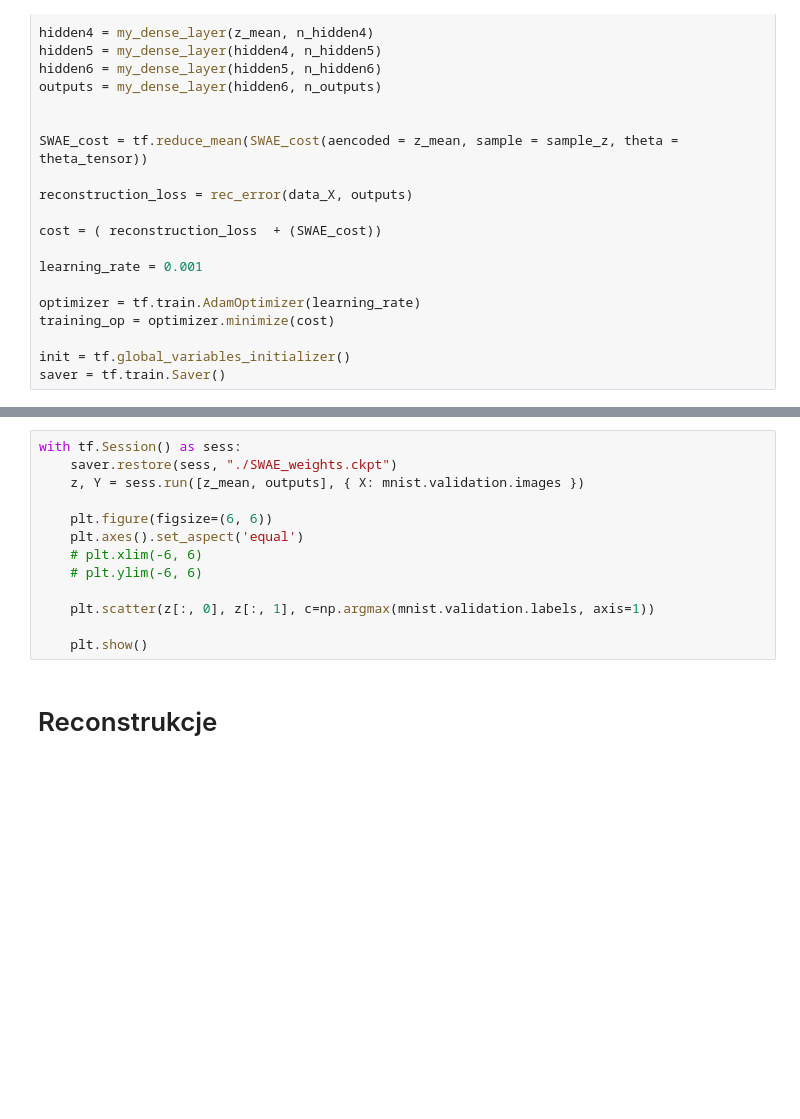
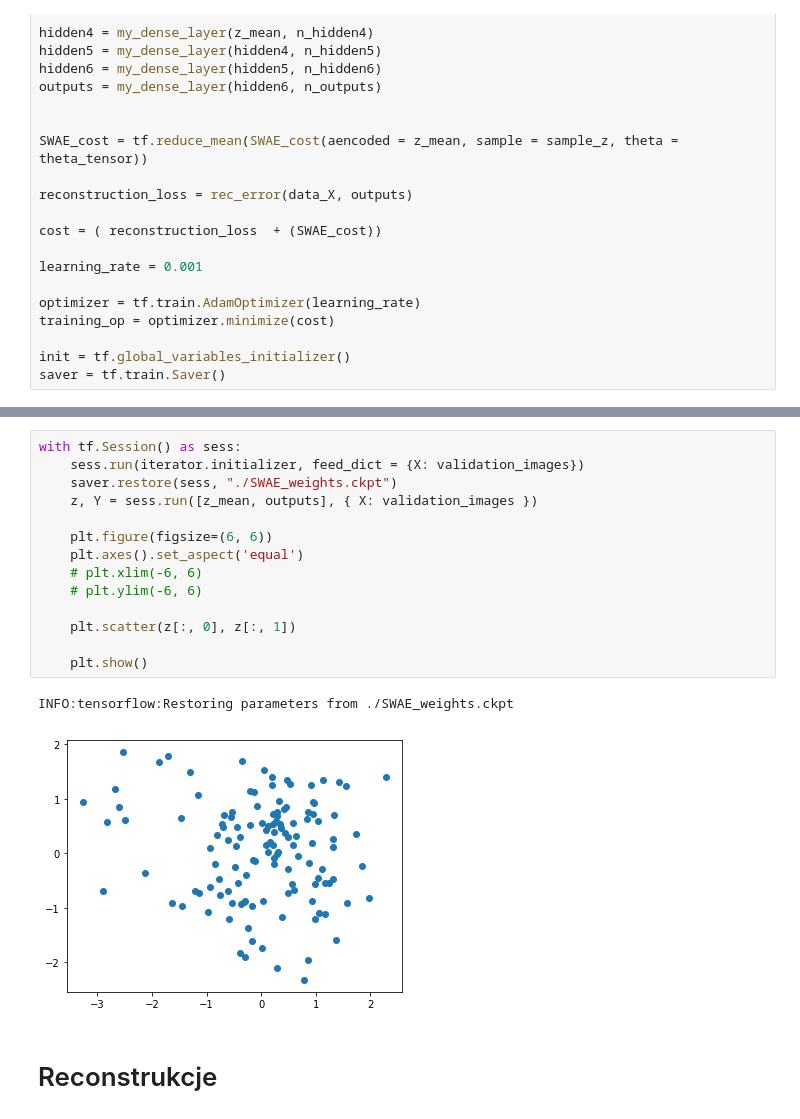
Before and after one commit to przem85/CWAE_introduction, a Jupyter notebook: D05_Z03_R_dataset.ipynb, the cells around one changed output, grey strips where cells are left out. Saved outputs shown, nothing was run; the diff lists cells and outputs as text; blank space fills up the shorter version.

```diff
--- a/D05_Z03_R_dataset.ipynb
+++ b/D05_Z03_R_dataset.ipynb
@@ -1620,16 +1622,20 @@ plt.show()
 # %%
 with tf.Session() as sess:
+    sess.run(iterator.initializer, feed_dict = {X: validation_images})
     saver.restore(sess, "./SWAE_weights.ckpt")
-    z, Y = sess.run([z_mean, outputs], { X: mnist.validation.images })
+    z, Y = sess.run([z_mean, outputs], { X: validation_images })
 
     plt.figure(figsize=(6, 6))
     plt.axes().set_aspect('equal')
     # plt.xlim(-6, 6)
     # plt.ylim(-6, 6)
 
-    plt.scatter(z[:, 0], z[:, 1], c=np.argmax(mnist.validation.labels, axis=1))
+    plt.scatter(z[:, 0], z[:, 1])
 
     plt.show()
+# %% [output]
+INFO:tensorflow:Restoring parameters from ./SWAE_weights.ckpt
+[figure, added]
 # %% [markdown]
 # Reconstrukcje
 # %%
```
Also changed, not shown: parts of 6 cells of this notebook.
